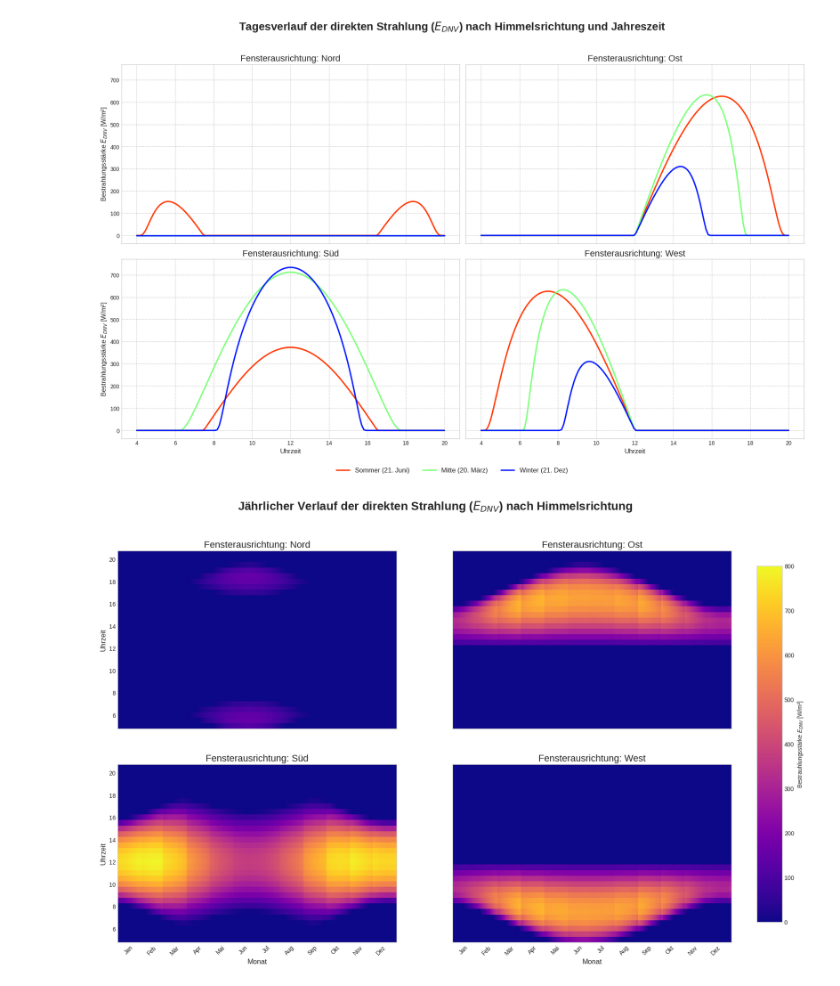
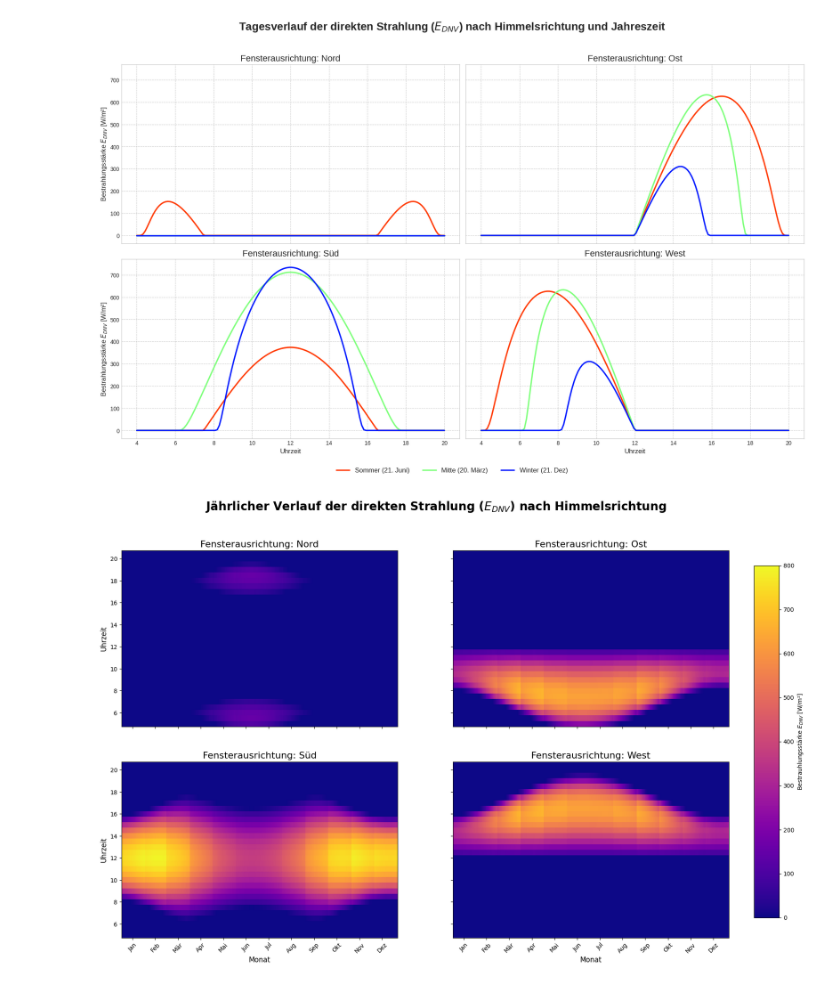
Before and after one commit to Nicola386/Code-Git, a Jupyter notebook: Validierung.ipynb, the cells around one changed output. Saved outputs shown, nothing was run; the diff lists cells and outputs as text; code cells hidden in the pictures.

```diff
--- a/Validierung.ipynb
+++ b/Validierung.ipynb
@@ -15,8 +15,8 @@ months = list(solar_data.keys())
 
 # Reale maximale Sonnenhöhen für Karlsruhe
 gamma_s_monthly = {
-    "Jan": 21.1, "Feb": 30.5, "Mar": 41.3, "Apr": 52.9, "May": 61.2, "Jun": 64.4,
-    "Jul": 61.4, "Aug": 53.1, "Sep": 41.6, "Oct": 30.2, "Nov": 21.0, "Dec": 17.6
+    "Jan": 20.92, "Feb": 30.21, "Mar": 41.54, "Apr": 53.12, "May": 61.34, "Jun": 64.44,
+    "Jul": 61.32, "Aug": 52.86, "Sep": 41.42, "Oct": 30.06, "Nov": 20.96, "Dec": 17.6
 }
 gamma_s_values = list(gamma_s_monthly.values())
 
@@ -291,8 +160,8 @@ months = list(solar_data.keys())
 E_DN_list = []
 E_R_list = []
 gamma_s_monthly = {
-    "Jan": 21.1, "Feb": 30.5, "Mar": 41.3, "Apr": 52.9, "May": 61.2, "Jun": 64.4,
-    "Jul": 61.4, "Aug": 53.1, "Sep": 41.6, "Oct": 30.2, "Nov": 21.0, "Dec": 17.6
+    "Jan": 20.92, "Feb": 30.21, "Mar": 41.54, "Apr": 53.12, "May": 61.34, "Jun": 64.44,
+    "Jul": 61.32, "Aug": 52.86, "Sep": 41.42, "Oct": 30.06, "Nov": 20.96, "Dec": 17.6
 }
 gamma_s_values = list(gamma_s_monthly.values())
 p_g=0.2
@@ -369,14 +238,18 @@ for month in months:
     gamma_deg = phi_noon - 180 - psi_sued
     gamma_rad = np.deg2rad(gamma_deg)
     cos_theta_v = np.cos(gamma_s_rad) * np.cos(gamma_rad)
-    cos_theta_v = max(0, cos_theta_v) # Sicherstellen, dass der Wert nicht negativ ist
+
 
     # Schritt 3: Die drei Komponenten berechnen
     # Direkte Strahlung (E_DNV)
     E_DNV = E_DN * cos_theta_v
 
     # Diffuse Strahlung (E_d)
-    Y = 0.55 + 0.437 * cos_theta_v + 0.313 * cos_theta_v**2
+    if cos_theta_v >-0.2:
+        Y = 0.55 + 0.437 * cos_theta_v + 0.313 * cos_theta_v**2
+    else :
+        Y=0.45
+
     E_d = C * Y * E_DN
 
     # Reflektierte Strahlung (E_R)
@@ -1143,7 +843,8 @@ def get_sun_pos(day_of_year, hour_of_day, lat=49.0):
 # =============================================================================
 # 2. BERECHNUNG DER JÄHRLICHEN DATEN FÜR JEDE AUSRICHTUNG
 # =============================================================================
-psi_values = {'Nord': 180, 'Ost': 90, 'Süd': 0, 'West': -90}
+#psi_values = {'Nord': 180, 'Ost': 90, 'Süd': 0, 'West': -90}
+psi_values = {'Nord': 0, 'Ost': 90, 'Süd': 180, 'West': 270}
 days = np.arange(1, 366)
 hours = np.arange(5, 21, 0.5)
 
@@ -1164,7 +865,7 @@ for name, psi in psi_values.items():
                 gamma_s_rad = np.deg2rad(gamma_s)
                 E_DN = A / np.exp(B / np.sin(gamma_s_rad))
 
-                gamma = (phi - 180) - psi
+                gamma = phi  - psi
                 gamma_rad = np.deg2rad(gamma)
 
                 cos_theta_v = np.cos(gamma_s_rad) * np.cos(gamma_rad)
@@ -1185,31 +886,31 @@ vmax = 800
 month_days_ticks = [15, 45, 75, 105, 135, 165, 195, 225, 255, 285, 315, 345]
 month_names = ['Jan', 'Feb', 'Mär', 'Apr', 'Mai', 'Jun', 'Jul', 'Aug', 'Sep', 'Okt', 'Nov', 'Dez']
 
 for i, name in enumerate(['Nord', 'Ost', 'Süd', 'West']):
     ax = axes[i]
     data = results[name]
     im = ax.pcolormesh(days, hours, data, cmap=cmap, shading='auto', vmax=vmax, vmin=0)
     ax.set_title(f'Fensterausrichtung: {name}', fontsize=16)
 
     if i >= 2:
         ax.set_xlabel('Monat', fontsize=12)
         ax.set_xticks(month_days_ticks)
         ax.set_xticklabels(month_names, rotation=45) # Texte gedreht für bessere Lesbarkeit
 
     if i % 2 == 0:
         ax.set_ylabel('Uhrzeit', fontsize=12)
 
 # Haupttitel
 fig.suptitle('Jährlicher Verlauf der direkten Strahlung ($E_{DNV}$) nach Himmelsrichtung', fontsize=20, fontweight='bold')
 
 # HIER DIE ÄNDERUNG: Layout wird angepasst, um Platz für die Legende zu schaffen
 # Wir passen den rechten Rand der Subplots an und schaffen Platz für die Colorbar
 fig.subplots_adjust(right=0.85)
 # Wir erstellen eine neue Achse für die Colorbar in dem freigewordenen Platz
 cbar_ax = fig.add_axes([0.88, 0.15, 0.03, 0.7]) # [left, bottom, width, height]
 fig.colorbar(im, cax=cbar_ax, label='Bestrauhlungsstärke $E_{DNV}$ [W/m²]')
 
 
 plt.show()
 # %% [output]
-[figure, old version]
+[figure, new version]
```
Also changed, not shown: parts of 6 cells of this notebook, 3 other files.
